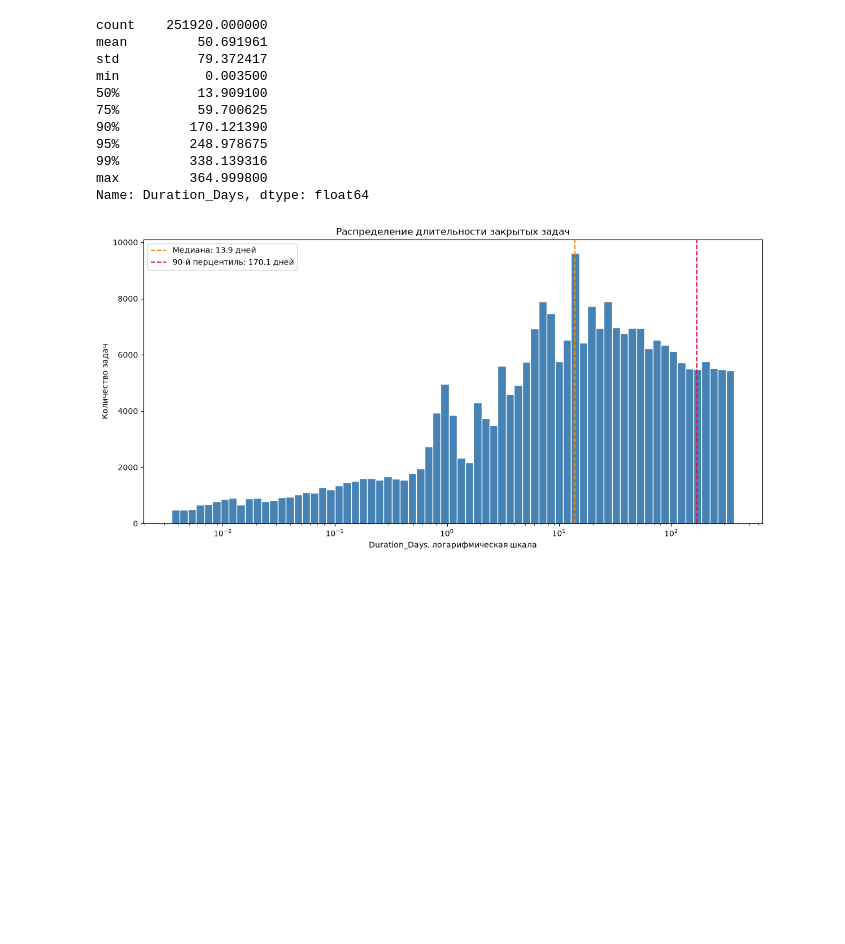
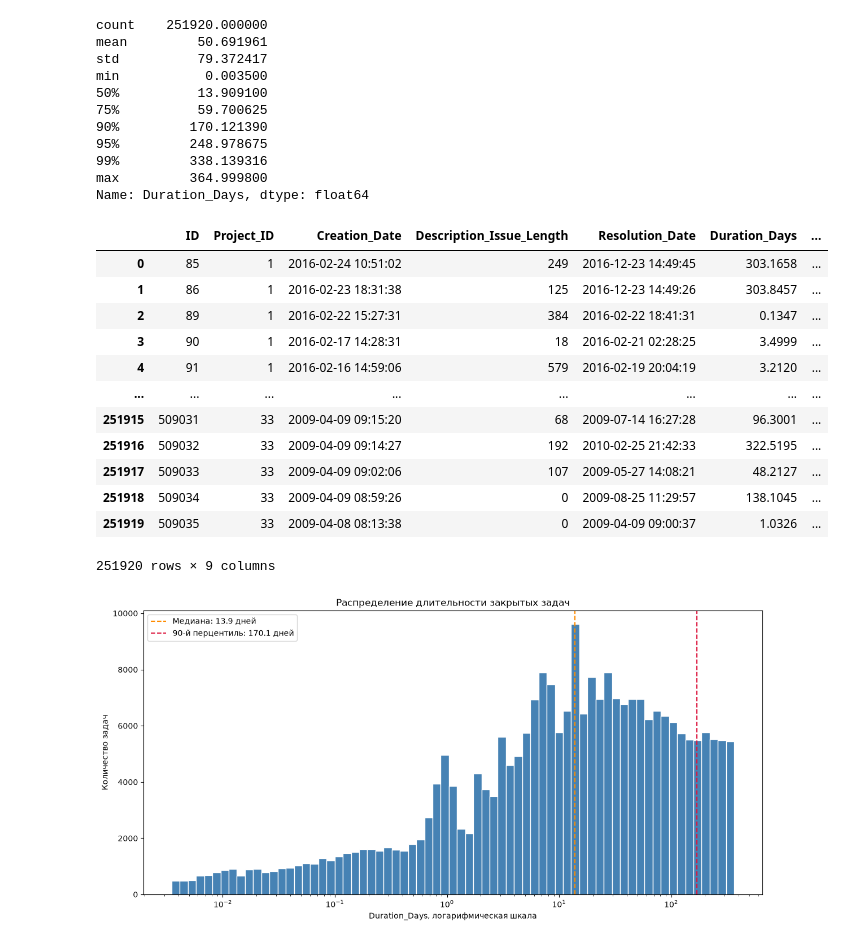
Before and after one commit to Fillin0is/average_task_performance, a Jupyter notebook: data_access/notebooks/01_data_audit.ipynb, the cells around one changed output. Drawn from its saved outputs; the diff is of its cells as text; code cells hidden in the pictures; blank space fills up the shorter version.

```diff
--- a/data_access/notebooks/01_data_audit.ipynb
+++ b/data_access/notebooks/01_data_audit.ipynb
@@ -474,6 +474,22 @@ min           0.003500
 99%         338.139316
 max         364.999800
 Name: Duration_Days, dtype: float64
+# %%
+training_df
+# %% [output]
+|  | ID | Project_ID | Creation_Date | Description_Issue_Length | Resolution_Date | Duration_Days | ... |
+| 0 | 85 | 1 | 2016-02-24 10:51:02 | 249 | 2016-12-23 14:49:45 | 303.1658 | ... |
+| 1 | 86 | 1 | 2016-02-23 18:31:38 | 125 | 2016-12-23 14:49:26 | 303.8457 | ... |
+| 2 | 89 | 1 | 2016-02-22 15:27:31 | 384 | 2016-02-22 18:41:31 | 0.1347 | ... |
+| 3 | 90 | 1 | 2016-02-17 14:28:31 | 18 | 2016-02-21 02:28:25 | 3.4999 | ... |
+| 4 | 91 | 1 | 2016-02-16 14:59:06 | 579 | 2016-02-19 20:04:19 | 3.2120 | ... |
+| ... | ... | ... | ... | ... | ... | ... | ... |
+| 251915 | 509031 | 33 | 2009-04-09 09:15:20 | 68 | 2009-07-14 16:27:28 | 96.3001 | ... |
+| 251916 | 509032 | 33 | 2009-04-09 09:14:27 | 192 | 2010-02-25 21:42:33 | 322.5195 | ... |
+| 251917 | 509033 | 33 | 2009-04-09 09:02:06 | 107 | 2009-05-27 14:08:21 | 48.2127 | ... |
+| 251918 | 509034 | 33 | 2009-04-09 08:59:26 | 0 | 2009-08-25 11:29:57 | 138.1045 | ... |
+| 251919 | 509035 | 33 | 2009-04-08 08:13:38 | 0 | 2009-04-09 09:00:37 | 1.0326 | ... |
+251920 rows × 9 columns
 # %%
 duration_bins = np.geomspace(
     duration.min(),
```
Also changed, not shown: parts of 5 cells of this notebook, 3 other files.
